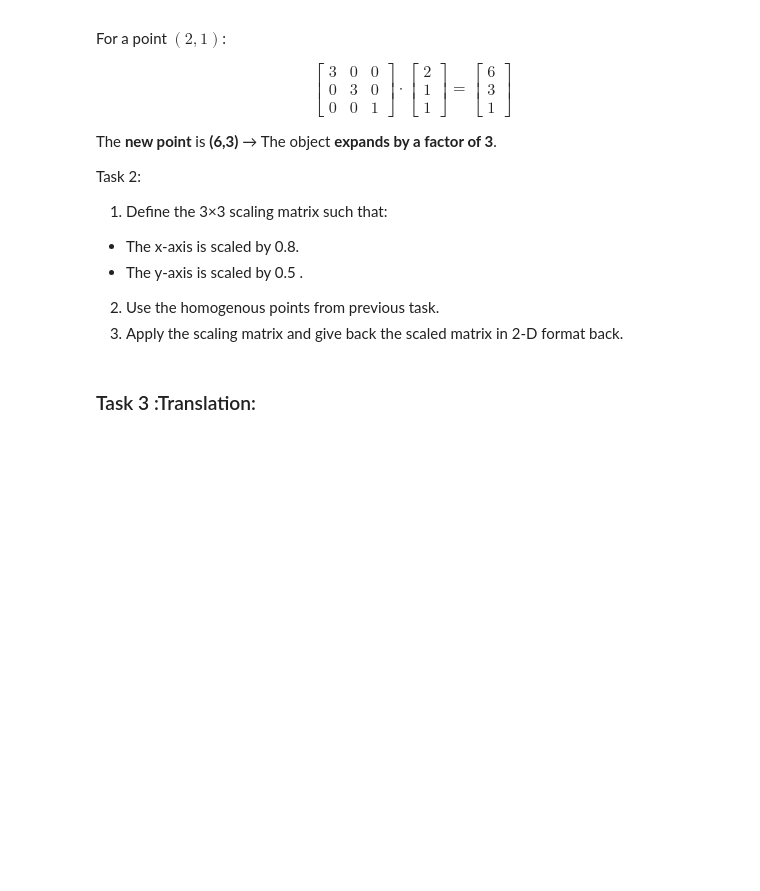
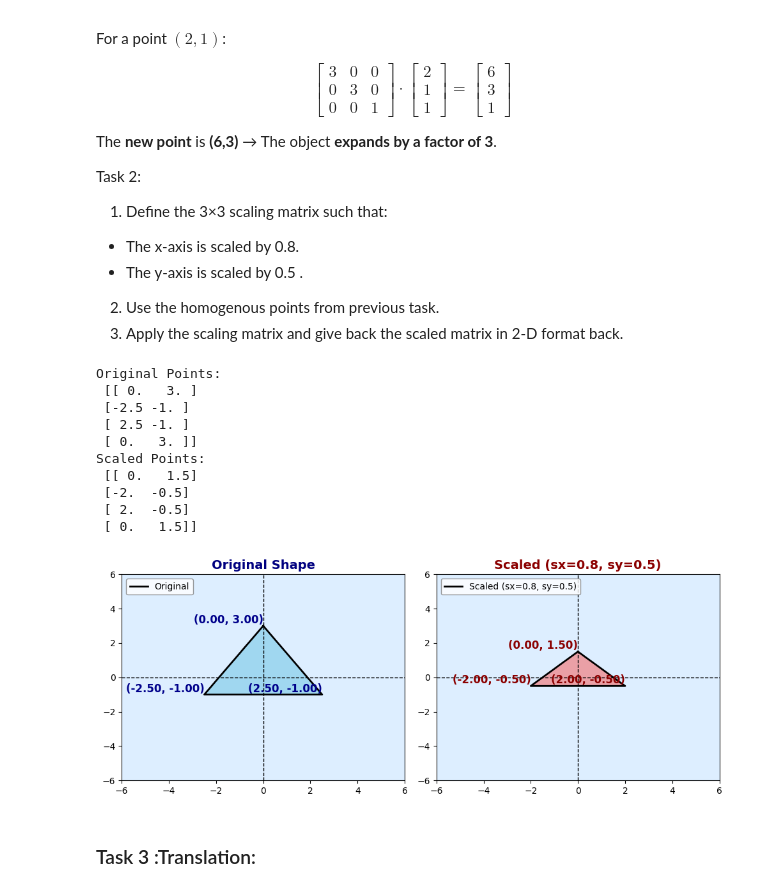
Before and after one commit to jaronbarrettCU/CSCI-2820-Group-Project, a Jupyter notebook: Computer_Graphics_Project (1).ipynb, the cells around one changed output. Saved outputs shown, nothing was run; the diff lists cells and outputs as text; code cells hidden in the pictures; blank space fills up the shorter version.

```diff
--- a/Computer_Graphics_Project (1).ipynb
+++ b/Computer_Graphics_Project (1).ipynb
@@ -348,17 +348,41 @@ Task 2:
 # %%
 # TODO: Define function to apply scaling
 def scale(points, sx, sy):
     """Apply scaling transformation using homogeneous coordinates."""
 
-# Code SOlution here
+    points_hom = to_homogeneous(points)                             # Make points homogenous
+    scaling_matrix = np.array([[sx, 0, 0],                          # Define scaling matrix with sx and sy
+                               [0, sy, 0],
+                               [0, 0, 1]])
+
+    scaled_points_hom = (scaling_matrix @ points_hom.transpose()).transpose()
+    return from_homogeneous(scaled_points_hom)
+
+    # rows = points_hom.shape[0]
+    # for i in range(rows):
+    #     points_hom[i, :] = scaling_matrix @ points_hom[i, :].transpose()
+    #scaled_points = from_homogeneous(points_hom)
+    #print('Scaling matrix dimension: ', scaling_matrix.shape[0], ' x ', scaling_matrix.shape[1], '\n homo points dimension: ', points_hom.shape[0], ' x ', points_hom.shape[1], '\n')
 
 
 
 sx,sy = 0.8,0.5
-scaled_points= scale(points_2d, sx, sy)
+scaled_points = scale(points_2d, sx, sy)
 print("Original Points:\n", points_2d)
 print("Scaled Points:\n", scaled_points)
 plot_transformation(points_2d, scaled_points, "Scaled (sx=0.8, sy=0.5)")
+# %% [output]
+Original Points:
+ [[ 0.   3. ]
+ [-2.5 -1. ]
+ [ 2.5 -1. ]
+ [ 0.   3. ]]
+Scaled Points:
+ [[ 0.   1.5]
+ [-2.  -0.5]
+ [ 2.  -0.5]
+ [ 0.   1.5]]
+[figure, added]
 # %% [markdown]
 ### Task 3 :Translation:
 # %% [markdown]
```
